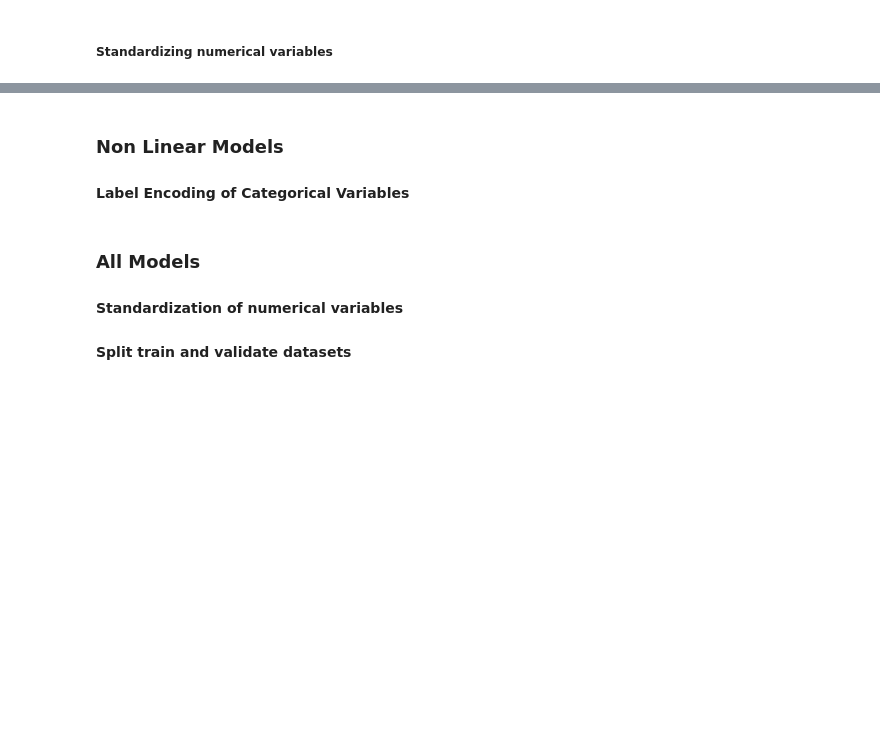
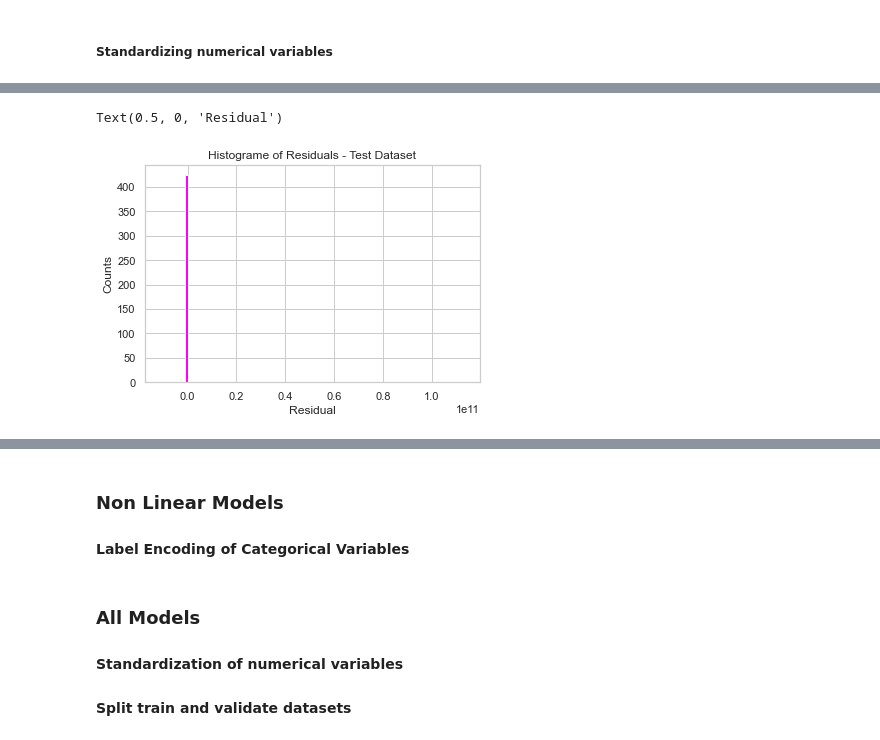
Before and after one commit to aditimayareddy/ameshousing, a Jupyter notebook: II. Feature Selection & Preprocessing.ipynb, the cells around one changed output, grey strips where cells are left out. Drawn from its saved outputs; the diff is of its cells as text; code cells hidden in the pictures; blank space fills up the shorter version.

```diff
--- a/II. Feature Selection & Preprocessing.ipynb
+++ b/II. Feature Selection & Preprocessing.ipynb
@@ -178,6 +182,6 @@ num_indx
 # %%
 X_train_scaled = transf.fit_transform(X_train)
-X_test_scales = transf.transform(X_test)
+X_test_scaled = transf.transform(X_test)
 # %%
 X_train_scaled.shape
 # %% [output]
@@ -218,0 +441,9 @@ StopIteration:
+# %%
+residuals_test = get_residuals(lm_model, X_test_scaled, y_test)
+plt.hist(residuals_test, 100, facecolor = 'magenta');
+plt.title('Histograme of Residuals - Test Dataset')
+plt.ylabel('Counts')
+plt.xlabel('Residual')
+# %% [output]
+Text(0.5, 0, 'Residual')
+[figure, added]
```
Also changed, not shown: parts of 59 cells of this notebook.
